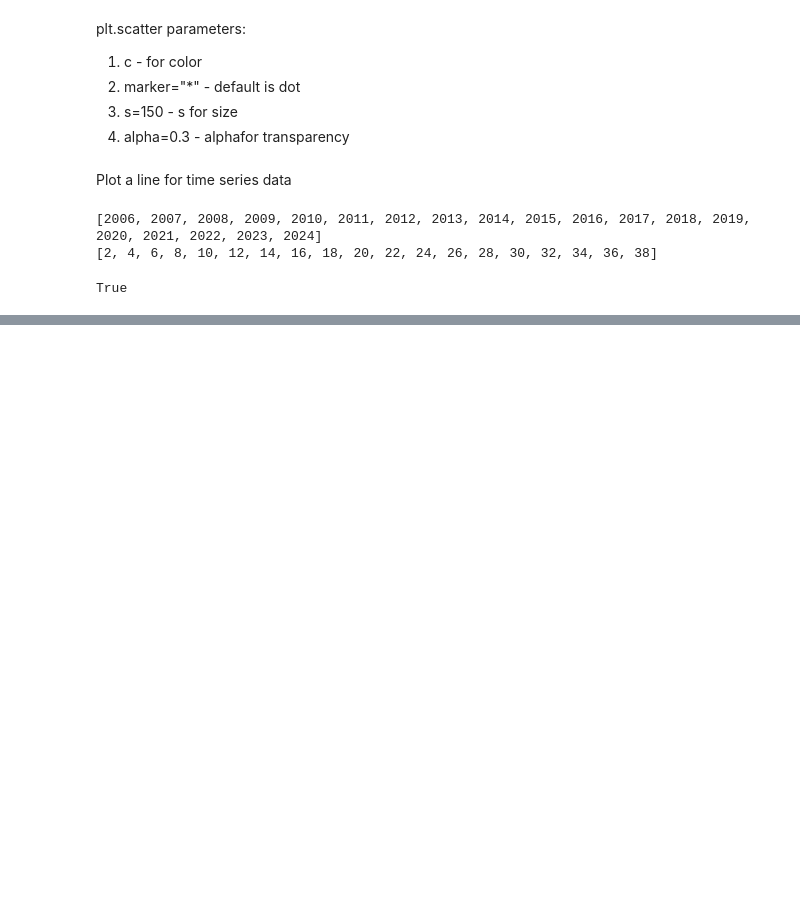
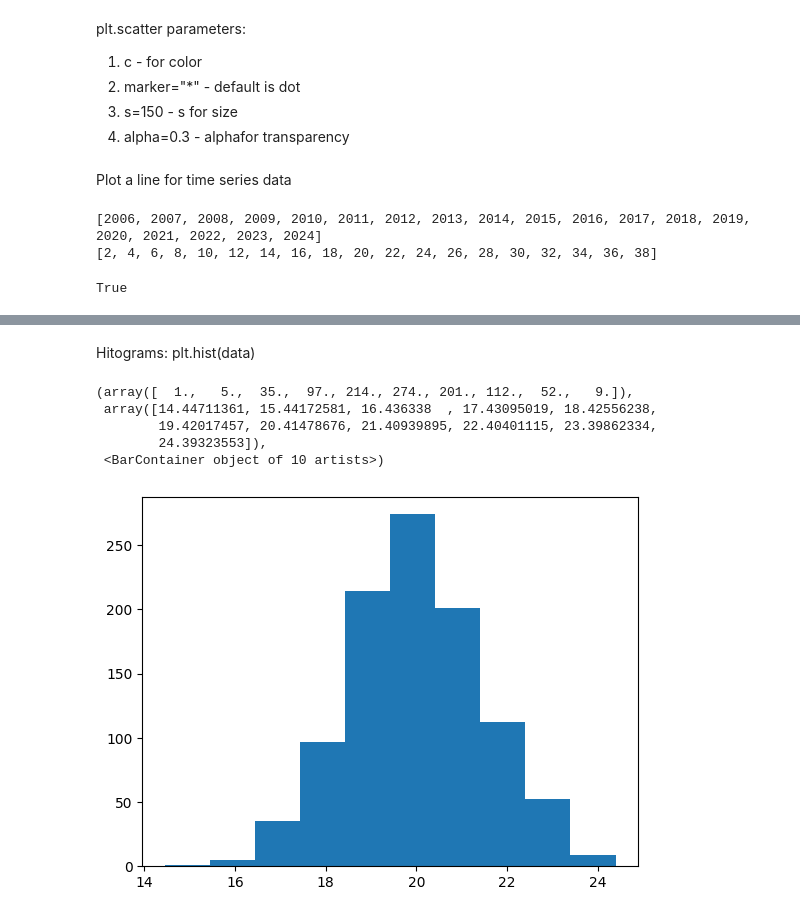
Before and after one commit to pauldebayan/ml_notebooks, a Jupyter notebook: Matplotlib.ipynb, the cells around one changed output, grey strips where cells are left out. Saved outputs shown, nothing was run; the diff lists cells and outputs as text; code cells hidden in the pictures; blank space fills up the shorter version.

```diff
--- a/Matplotlib.ipynb
+++ b/Matplotlib.ipynb
@@ -54,0 +79,15 @@ We can use plt.scatter(years, bank_balance) but it will not be connected
+# %% [markdown]
+Hitograms: plt.hist(data)
+# %%
+ages = np.random.normal(20, 1.5, 1000)
+
+#print(ages)
+
+plt.hist(ages)
+# %% [output]
+(array([  1.,   5.,  35.,  97., 214., 274., 201., 112.,  52.,   9.]),
+ array([14.44711361, 15.44172581, 16.436338  , 17.43095019, 18.42556238,
+        19.42017457, 20.41478676, 21.40939895, 22.40401115, 23.39862334,
+        24.39323553]),
+ <BarContainer object of 10 artists>)
+[figure, added]
```
Also changed, not shown: parts of 6 cells of this notebook.
